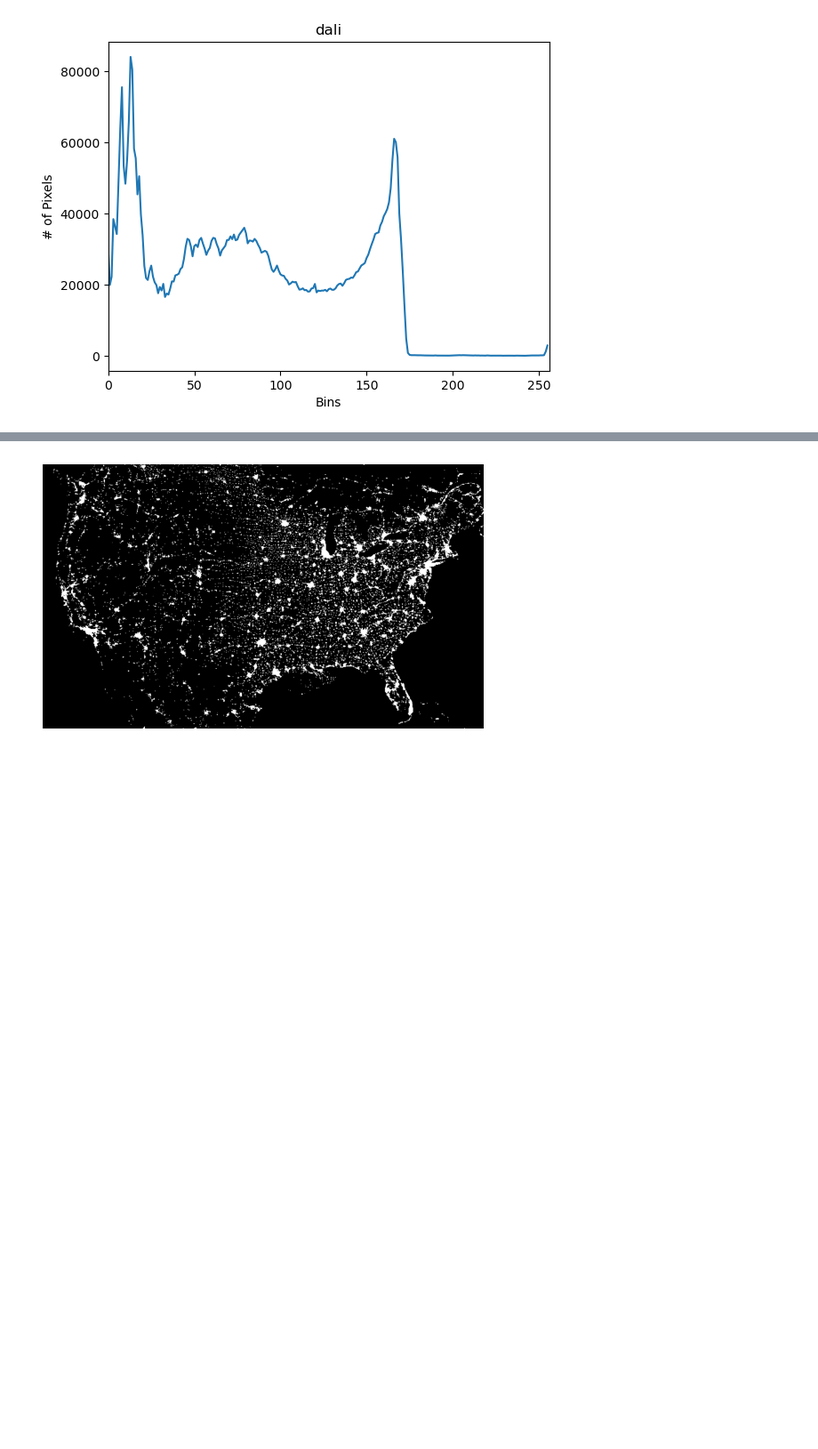
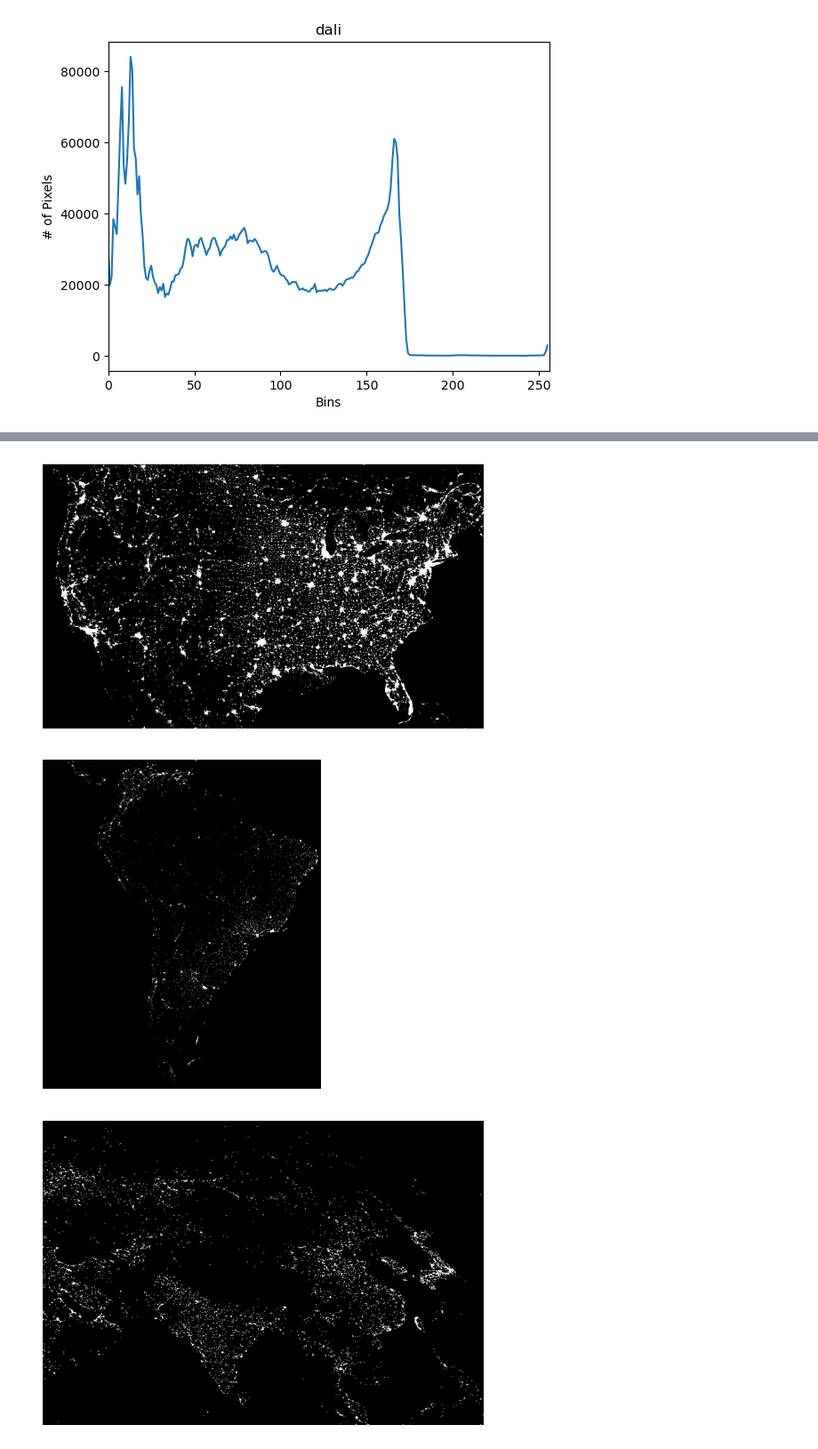
Before and after one commit to FalsoMoralista/ImageProcessing, a Jupyter notebook: Estimating_consumed_energy.ipynb, the cells around one changed output, grey strips where cells are left out. Shown at 89% size. Drawn from its saved outputs; the diff is of its cells as text; code cells hidden in the pictures; blank space fills up the shorter version.

```diff
--- a/Estimating_consumed_energy.ipynb
+++ b/Estimating_consumed_energy.ipynb
@@ -73,29 +73,21 @@ plot_hist('dali',img)
 
 '''
 # %%
+pixel_cnt = []
 for dir in categories:
     for img in os.listdir('images/'+dir):
-        #print(dir+'/'+img)
+
         img = cv2.imread('images/'+dir+'/'+img, cv2.IMREAD_UNCHANGED)
         print('Image Size:', img.shape)
         plot_image(img)
 
         img_tensor = torch.from_numpy(img.astype(float))
+
         image_flat = img_tensor.view(-1)
-        print(image_flat)
-        bins = torch.histc(image_flat, bins=256, min=0, max=255)
-        print(bins)
-        print(len(bins))
 
-        shape = img_tensor.size()
-        print(len(img_tensor[0][:]))
-        print(len(img_tensor[:][0]))
-        print(torch.sum(img_tensor) * 148242228.145442440298507e-28)
-        #for col in img_tensor[0][:]:
-            #for row in img_tensor[:][0]:
-                #print(img_tensor[row][col].numpy())
-                #break
-        #plot_hist(dir,img)
-    break
+        pixel_cnt.append(torch.sum(img_tensor)/255)
+
+total = sum(pixel_cnt)
+normalized_values = [(v/total)  for v in pixel_cnt]
 # %% [output]
 Image Size: (884, 1474)
@@ -118 +101,3 @@ tensor(3.8712e-13, dtype=torch.float64)
 [figure]
+[figure, added]
+[figure, added]
```
Also changed, not shown: parts of 2 cells of this notebook.
